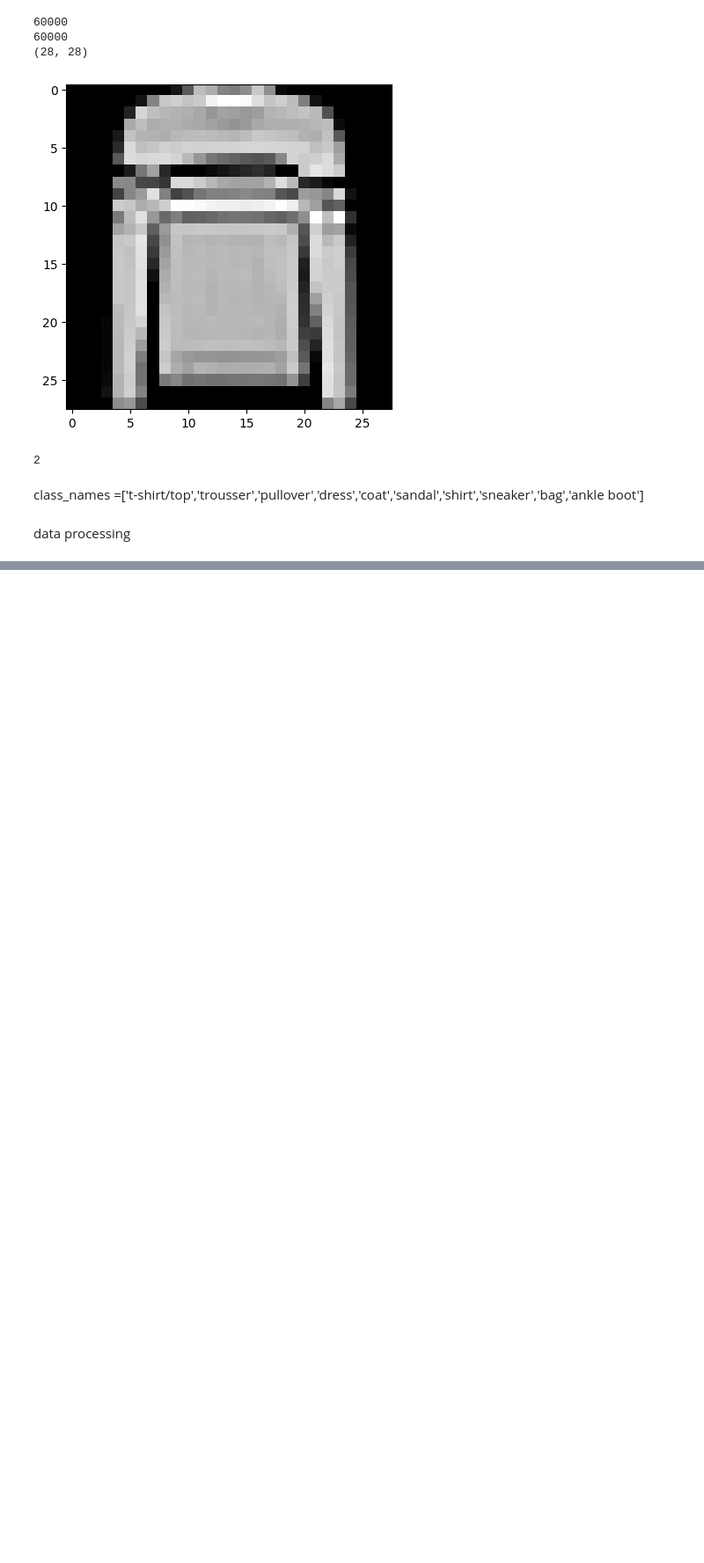
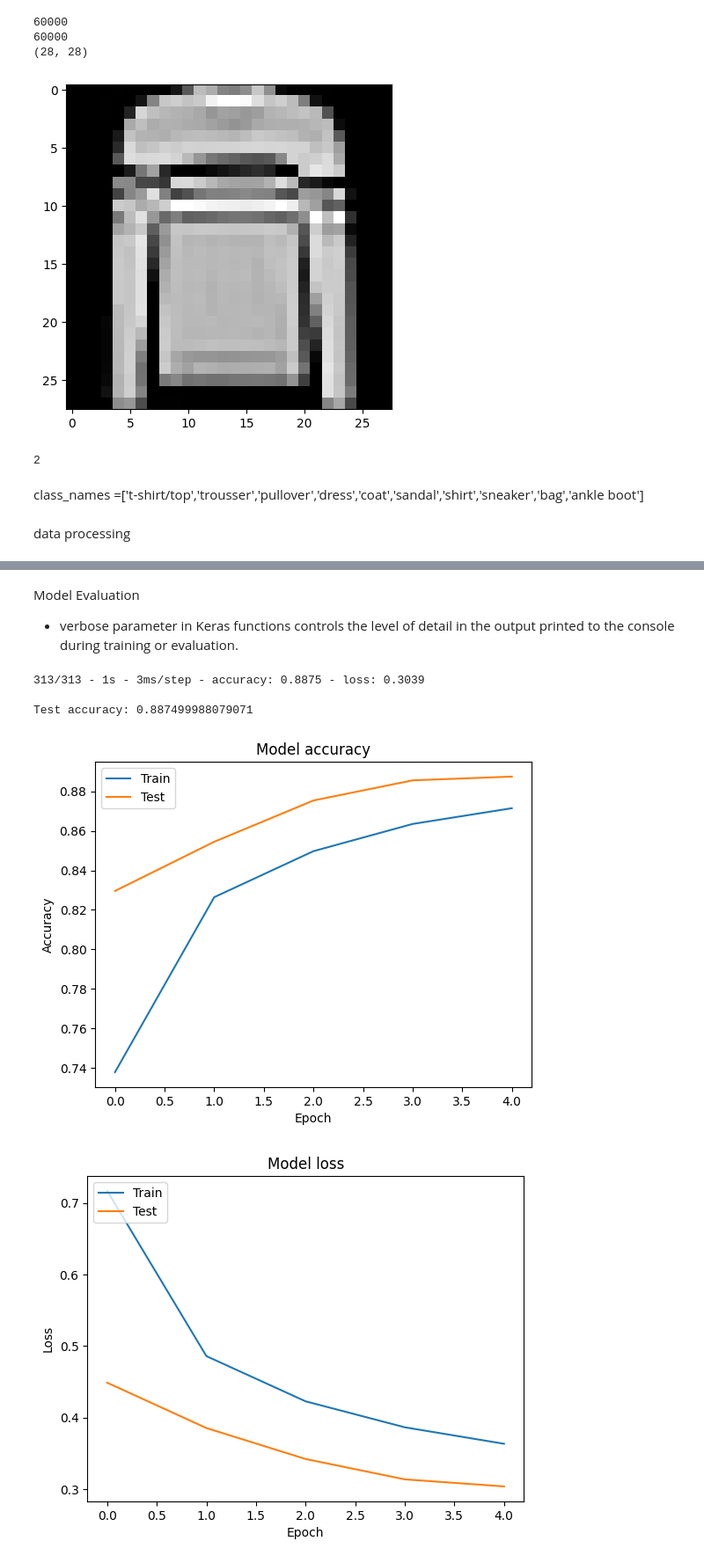
Before and after one commit to miray-ban/Fashion_classification, a Jupyter notebook: code.ipynb, the cells around one changed output, grey strips where cells are left out. Shown: that part at 88% size. Drawn from its saved outputs; the diff is of its cells as text; code cells hidden in the pictures; blank space fills up the shorter version.

Commit message:
evaluate training test

```diff
--- a/code.ipynb
+++ b/code.ipynb
@@ -65,0 +113,4 @@ test_images = test_images.reshape((test_images.shape[0],28,28,1))
+# %%
+
+history = model.fit(train_images, train_labels, epochs=5,
+                    validation_data=(test_images, test_labels))
@@ -65,0 +128,36 @@ test_images = test_images.reshape((test_images.shape[0],28,28,1))
+# %% [markdown]
+Model Evaluation
+
+- verbose parameter in Keras functions controls the level of detail in the output printed to the console during training or evaluation.
+# %%
+
+# Evaluate the model
+test_loss, test_acc = model.evaluate(test_images,  test_labels, verbose=2)
+print('\nTest accuracy:', test_acc)
+# %% [output]
+313/313 - 1s - 3ms/step - accuracy: 0.8875 - loss: 0.3039
+
+Test accuracy: 0.887499988079071
+# %%
+
+
+# Plot training & validation accuracy values
+plt.plot(history.history['accuracy'])
+plt.plot(history.history['val_accuracy'])
+plt.title('Model accuracy')
+plt.ylabel('Accuracy')
+plt.xlabel('Epoch')
+plt.legend(['Train', 'Test'], loc='upper left')
+plt.show()
+
+# Plot training & validation loss values
+plt.plot(history.history['loss'])
+plt.plot(history.history['val_loss'])
+plt.title('Model loss')
+plt.ylabel('Loss')
+plt.xlabel('Epoch')
+plt.legend(['Train', 'Test'], loc='upper left')
+plt.show()
+# %% [output]
+[figure, added]
+[figure, added]
```
Also changed, not shown: parts of 7 cells of this notebook, 2 other files.
